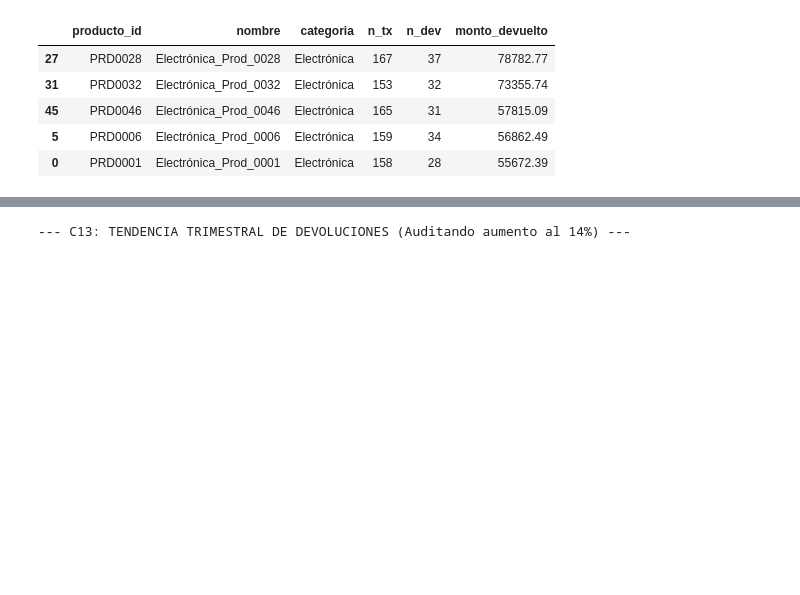
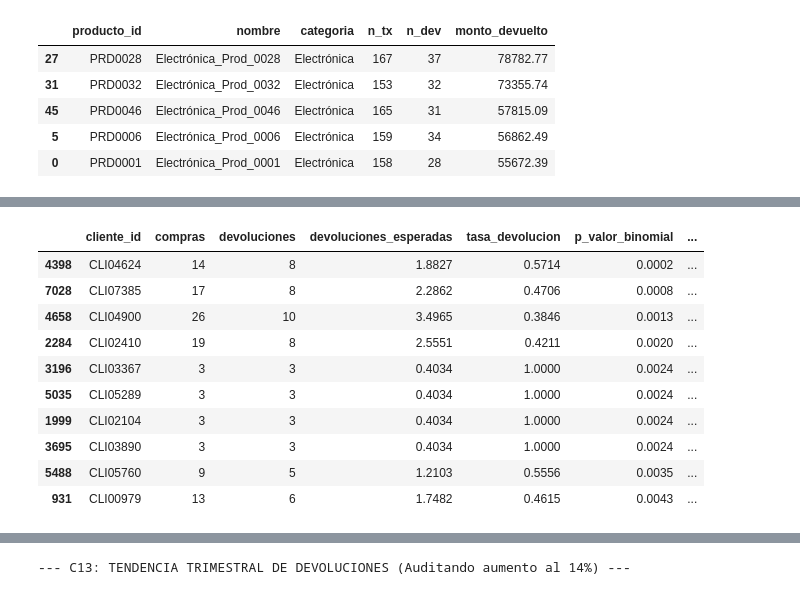
Before and after one commit to DanielAzuaje7/retailventure-intelligence, a Jupyter notebook: notebooks/A3_Retenciones_Churn_CRM.ipynb, the cells around one changed output, grey strips where cells are left out. Saved outputs shown, nothing was run; the diff lists cells and outputs as text; code cells hidden in the pictures; blank space fills up the shorter version.

```diff
--- a/notebooks/A3_Retenciones_Churn_CRM.ipynb
+++ b/notebooks/A3_Retenciones_Churn_CRM.ipynb
@@ -337,31 +337,65 @@ Complemento: top 5 productos por monto devuelto (refleja precio y volumen, no an
 | 5 | PRD0006 | Electrónica_Prod_0006 | Electrónica | 159 | 34 | 56862.49 |
 | 0 | PRD0001 | Electrónica_Prod_0001 | Electrónica | 158 | 28 | 55672.39 |
 # %%
-# Clientes recurrentes en devoluciones y modelo nulo binomial (C12)
+# Clientes recurrentes en devoluciones frente a un modelo nulo binomial (C12)
+# Bajo el modelo nulo, cada compra se devuelve con la probabilidad global p, independientemente del cliente:
+# devoluciones_i ~ Binomial(n = compras_i, p).
 from scipy import stats
 
-# 3. C12: Clientes Recurrentes y Modelo Nulo Binomial (Base-Rate vs Anomalía)
-p_dev_global = tx['es_devolucion'].mean() # 13.45%
+p_dev_global = tx['es_devolucion'].mean()
 cli_dev_stats = tx.groupby('cliente_id').agg(
     compras=('transaccion_id', 'count'),
     devoluciones=('es_devolucion', 'sum'),
     monto_devuelto=('monto_devuelto', 'sum')
 ).reset_index()
+cli_dev_stats['tasa_devolucion'] = cli_dev_stats['devoluciones'] / cli_dev_stats['compras']
+cli_dev_stats['devoluciones_esperadas'] = cli_dev_stats['compras'] * p_dev_global
+cli_dev_stats['p_valor_binomial'] = stats.binom.sf(cli_dev_stats['devoluciones'] - 1, cli_dev_stats['compras'], p_dev_global)
 
-cli_dev_stats['p_esperada_2plus'] = 1 - stats.binom.cdf(1, cli_dev_stats['compras'], p_dev_global)
-n_esperados_recurrentes = cli_dev_stats['p_esperada_2plus'].sum()
-n_observados_recurrentes = (cli_dev_stats['devoluciones'] >= 2).sum()
+# 1. Observados vs esperados por número de devoluciones
+max_k = 4
+esperados = {k: stats.binom.pmf(k, cli_dev_stats['compras'], p_dev_global).sum() for k in range(max_k)}
+esperados[f'{max_k}+'] = stats.binom.sf(max_k - 1, cli_dev_stats['compras'], p_dev_global).sum()
+obs = cli_dev_stats['devoluciones'].clip(upper=max_k).value_counts().sort_index()
+obs.index = [str(k) if k < max_k else f'{max_k}+' for k in obs.index]
+tabla_oe = pd.DataFrame({'clientes observados': obs, 'clientes esperados (binomial)': pd.Series(esperados).rename(str)})
+tabla_oe['observados − esperados'] = tabla_oe['clientes observados'] - tabla_oe['clientes esperados (binomial)']
 
-# Identificación de verdaderas anomalías individuales (p-valor binomial < 0.01)
-cli_dev_stats['p_valor_binomial'] = [stats.binom.sf(k - 1, n, p_dev_global)
-                                     for k, n in zip(cli_dev_stats['devoluciones'], cli_dev_stats['compras'])]
-cli_dev_stats['anomalia_conductual'] = cli_dev_stats['p_valor_binomial'] < 0.01
-n_anomalos_reales = cli_dev_stats['anomalia_conductual'].sum()
+n_observados_recurrentes = int((cli_dev_stats['devoluciones'] >= 2).sum())
+n_esperados_recurrentes = stats.binom.sf(1, cli_dev_stats['compras'], p_dev_global).sum()
+pct_dev_recurrentes = cli_dev_stats.loc[cli_dev_stats['devoluciones'] >= 2, 'devoluciones'].sum() / cli_dev_stats['devoluciones'].sum() * 100
 
-print(f"\n--- C12: MODELO BINOMIAL CLIENTES RECURRENTES (p={p_dev_global*100:.2f}%) ---")
-print(f"• Clientes observados con >= 2 devoluciones: {n_observados_recurrentes:,} ({(n_observados_recurrentes/len(cli_dev_stats))*100:.1f}% de clientes compradores)")
-print(f"• Clientes esperados por puro azar binomial: {n_esperados_recurrentes:,.1f}")
-print(f"• Clientes con comportamiento verdaderamente anómalo (p < 0.01): {n_anomalos_reales:,} (apenas {(n_anomalos_reales/len(cli_dev_stats))*100:.2f}% de la base)")
-print(f"• Conclusión: El 70.7% de devoluciones atribuidas a 'recurrentes' es un artefacto de tasa base: los clientes que más compran")
-print(f"  acumulan más devoluciones de forma puramente esperada.")
+# 2. Recurrentes anómalos: exceden lo esperado (p < 0.01) o ≥ 3 devoluciones con tasa ≥ 40% y ≥ 4 compras
+crit_p = cli_dev_stats['p_valor_binomial'] < 0.01
+crit_tasa = (cli_dev_stats['devoluciones'] >= 3) & (cli_dev_stats['tasa_devolucion'] >= 0.40) & (cli_dev_stats['compras'] >= 4)
+cli_dev_stats['anomalia_conductual'] = crit_p | crit_tasa
+n_anomalos_reales = int(cli_dev_stats['anomalia_conductual'].sum())
+
+print(f"--- C12: DEVOLUCIONES POR CLIENTE vs. MODELO BINOMIAL (p = {p_dev_global*100:.2f}%) ---")
+display(tabla_oe.round(1))
+print(f"• Clientes con ≥ 2 devoluciones: observados {n_observados_recurrentes:,} vs esperados {n_esperados_recurrentes:,.1f} "
+      f"(concentran el {pct_dev_recurrentes:.1f}% de las devoluciones).")
+print("  Lo esperado por azar es casi igual a lo observado: quienes más compran acumulan más devoluciones.")
+print(f"• Recurrentes anómalos: {n_anomalos_reales:,} clientes ({n_anomalos_reales/len(cli_dev_stats)*100:.2f}% de los compradores): "
+      f"{int(crit_p.sum())} por p < 0.01, {int(crit_tasa.sum())} por ≥ 3 devoluciones con tasa ≥ 40% y ≥ 4 compras "
+      f"({int((crit_p & crit_tasa).sum())} cumplen ambos).")
+anomalos_cli = cli_dev_stats[cli_dev_stats['anomalia_conductual']].sort_values('p_valor_binomial')
+print(f"• Observado vs esperado en los anómalos: {int(anomalos_cli['devoluciones'].sum()):,} devoluciones frente a "
+      f"{anomalos_cli['devoluciones_esperadas'].sum():,.1f} esperadas.")
+display(anomalos_cli.head(10)[['cliente_id', 'compras', 'devoluciones', 'devoluciones_esperadas', 'tasa_devolucion',
+                                'p_valor_binomial', 'monto_devuelto']].round(4))
+
+# 3. Cuántos clientes marcaría el criterio p < 0.01 solo por azar (modelo nulo, binomial discreta)
+k_min = pd.Series([next(k for k in range(n + 2) if k > n or stats.binom.sf(k - 1, n, p_dev_global) < 0.01)
+                   for n in cli_dev_stats['compras']], index=cli_dev_stats.index)
+esperados_p01 = sum(stats.binom.sf(k - 1, n, p_dev_global) for k, n in zip(k_min, cli_dev_stats['compras']) if k <= n)
+import math
+esperados_tasa = sum(stats.binom.sf(max(3, math.ceil(0.40 * n)) - 1, n, p_dev_global)
+                     for n in cli_dev_stats['compras'] if n >= 4)
+print(f"• Bajo el modelo nulo se esperarían por azar unos {esperados_p01:.1f} clientes con p < 0.01 (se observan {int(crit_p.sum())}) "
+      f"y unos {esperados_tasa:.1f} con ≥ 3 devoluciones, tasa ≥ 40% y ≥ 4 compras (se observan {int(crit_tasa.sum())}).")
+exceso = (crit_p.sum() > esperados_p01 * 1.5) or (crit_tasa.sum() > esperados_tasa * 1.5)
+print("• " + ("Los clientes marcados no superan claramente lo esperado por azar: es coherente con que no exista un grupo con "
+              "más devoluciones de las que explica la tasa base. La lista sirve para revisión individual, no como evidencia de abuso."
+              if not exceso else "Al menos un criterio marca claramente más clientes de los esperados por azar; ver la lista."))
 # %% [output]
@@ -373,0 +413,11 @@ print(f"  acumulan más devoluciones de forma puramente esperada.")
+|  | cliente_id | compras | devoluciones | devoluciones_esperadas | tasa_devolucion | p_valor_binomial | ... |
+| 4398 | CLI04624 | 14 | 8 | 1.8827 | 0.5714 | 0.0002 | ... |
+| 7028 | CLI07385 | 17 | 8 | 2.2862 | 0.4706 | 0.0008 | ... |
+| 4658 | CLI04900 | 26 | 10 | 3.4965 | 0.3846 | 0.0013 | ... |
+| 2284 | CLI02410 | 19 | 8 | 2.5551 | 0.4211 | 0.0020 | ... |
+| 3196 | CLI03367 | 3 | 3 | 0.4034 | 1.0000 | 0.0024 | ... |
+| 5035 | CLI05289 | 3 | 3 | 0.4034 | 1.0000 | 0.0024 | ... |
+| 1999 | CLI02104 | 3 | 3 | 0.4034 | 1.0000 | 0.0024 | ... |
+| 3695 | CLI03890 | 3 | 3 | 0.4034 | 1.0000 | 0.0024 | ... |
+| 5488 | CLI05760 | 9 | 5 | 1.2103 | 0.5556 | 0.0035 | ... |
+| 931 | CLI00979 | 13 | 6 | 1.7482 | 0.4615 | 0.0043 | ... |
```
Also changed, not shown: parts of 2 cells of this notebook, 2 other files.
